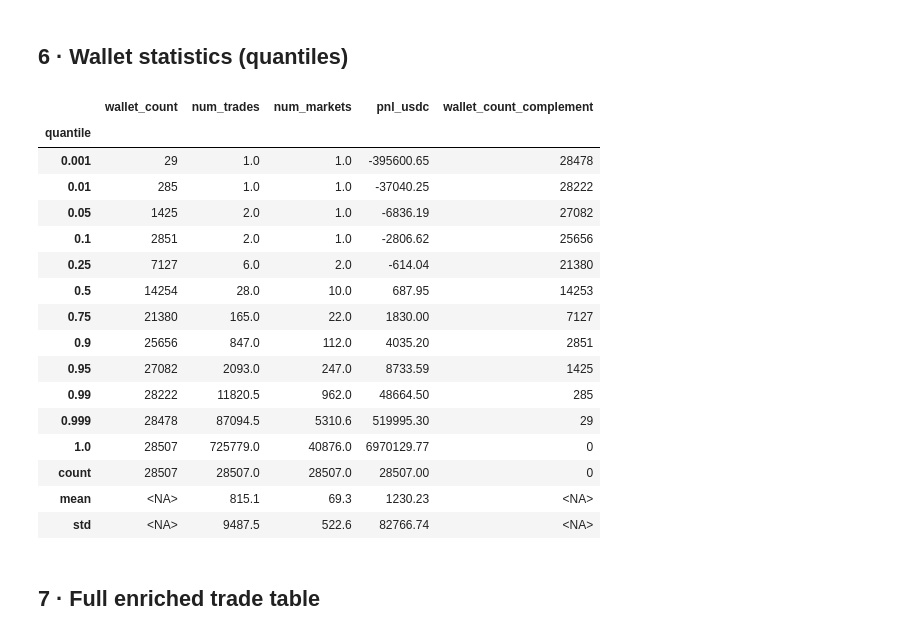
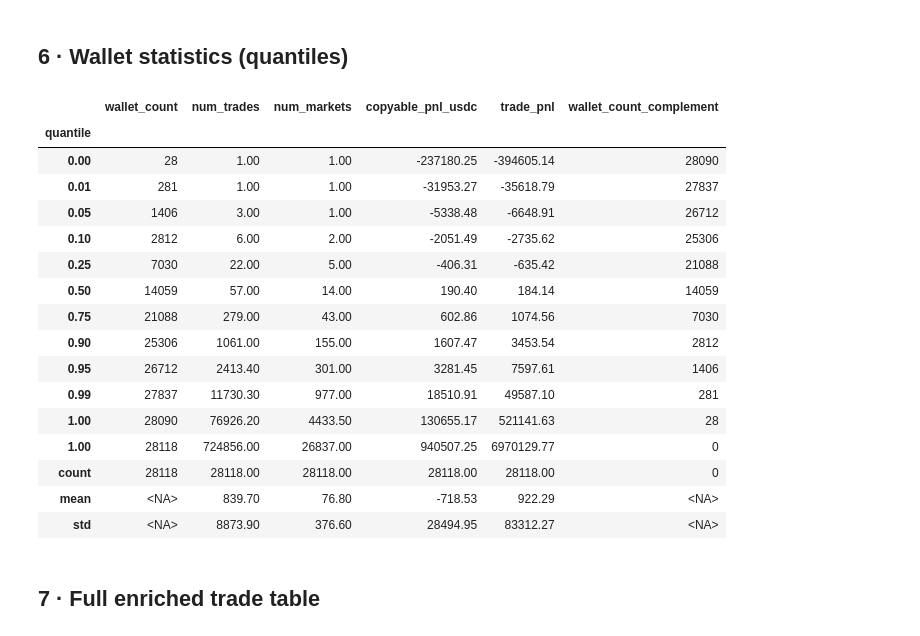
Before and after one commit to vobornij/polymarket, a Jupyter notebook: notebooks/flow/stage0_initial_filtering.ipynb, the cells around one changed output. Cells and saved outputs as stored; diff of their text form; code cells hidden in the pictures.

```diff
--- a/notebooks/flow/stage0_initial_filtering.ipynb
+++ b/notebooks/flow/stage0_initial_filtering.ipynb
@@ -53,8 +57,11 @@ END_DATE   = datetime.date(2026, 3, 20)
 # Top-4%-per-shard wallet selection is performed on training data only.
 END_DATE_TRAIN = datetime.date(2026, 2, 15)
 
+COPY_WINDOW_SECONDS = 5 * 60  # 5 minutes
+
 # ── input paths ───────────────────────────────────────────────────────────────
 TRADES_DIR  = Path("../../data/trades_polygon")
+ENRICHED_TRADES_DIR  = Path("../../data/trades_polygon_enriched")
 MARKETS_DIR = Path("../../data/markets")
 
 # ── output directory (partitioned parquet shards) ────────────────────────────
@@ -205,6 +321,8 @@ token_df.reset_index(inplace=True)
 token_df["token_id"] = token_df["token_id"].astype(str)
 
 END_TRAIN_TS = pd.Timestamp(END_DATE_TRAIN, tz="UTC") + pd.Timedelta(days=1)
+
+enriched_trade_files = sorted(ENRICHED_TRADES_DIR.glob("*.parquet"))
 
 # ── Phase 1: identify top-4% wallets per shard (parallel) ────────────────────
 print("Phase 1 — selecting top-4% wallets per shard...")
@@ -215,8 +333,8 @@ total_candidates    = 0
 
 with ProcessPoolExecutor() as executor:
     futures = {
-        executor.submit(select_top_wallets_shard, f, token_df, END_TRAIN_TS): f
-        for f in trade_files
+        executor.submit(select_top_wallets_shard, f, token_df, END_TRAIN_TS, top_pct=0.04): f
+        for f in enriched_trade_files
     }
     for i, fut in enumerate(as_completed(futures), start=1):
         wallet_pnl, stats = fut.result()
@@ -227,9 +345,9 @@ with ProcessPoolExecutor() as executor:
         for w, pnl in wallet_pnl.items():
             if w not in shard_wallet_pnl or pnl > shard_wallet_pnl[w]:
                 shard_wallet_pnl[w] = pnl
-        if i % 4 == 0 or i == len(trade_files):
+        if i % 4 == 0 or i == len(enriched_trade_files):
             print(
-                f"  {i}/{len(trade_files)} shards | "
+                f"  {i}/{len(enriched_trade_files)} shards | "
                 f"raw: {total_raw_rows:,} | in-range: {total_in_range_rows:,} | "
                 f"wallet union so far: {len(shard_wallet_pnl):,}"
             )
@@ -261,7 +435,7 @@ sample_fills = None
 with ProcessPoolExecutor() as executor:
     futures = {
         executor.submit(enrich_and_group_shard, f, token_df, END_TRAIN_TS, top_wallets): f
-        for f in trade_files
+        for f in enriched_trade_files
     }
     for i, fut in enumerate(as_completed(futures), start=1):
         grouped_shard, shard_train_pnl = fut.result()
@@ -271,8 +445,8 @@ with ProcessPoolExecutor() as executor:
                 sample_fills = grouped_shard.head(5).copy()
         for w, pnl in shard_train_pnl.items():
             wallet_pnl_total[w] = wallet_pnl_total.get(w, 0.0) + pnl
-        if i % 4 == 0 or i == len(trade_files):
-            print(f"  {i}/{len(trade_files)} shards | shards with data: {len(shard_results)}")
+        if i % 4 == 0 or i == len(enriched_trade_files):
+            print(f"  {i}/{len(enriched_trade_files)} shards | shards with data: {len(shard_results)}")
 
 if not shard_results:
     raise ValueError("No in-range trade rows after token filter")
@@ -295,6 +469,10 @@ grouped = (
         final_value_usdc = ("final_value_usdc", "sum"),
         num_fills        = ("num_fills",        "sum"),
         trade_pnl        = ("trade_pnl",        "sum"),
+        copyable_pnl     = ("copyable_pnl",     "sum"),
+        copyable_qty    = ("copyable_qty",   "sum"),
+        avail_copy_total_vol = ("avail_copy_total_vol", "sum"),
+        avail_copy_count  = ("avail_copy_count", "sum"),
     )
     .reset_index()
 )
@@ -339,9 +534,10 @@ wallet_summary = (
         num_markets     = ("condition_id",    "nunique"),
         num_trades      = ("num_fills",        "sum"),
         total_cost_usdc = ("trade_value_usdc", "sum"),
-        pnl_usdc        = ("trade_pnl",        "sum"),
+        copyable_pnl_usdc        = ("copyable_pnl",        "sum"),
+        trade_pnl        = ("trade_pnl",        "sum"),
     )
-    .sort_values("pnl_usdc", ascending=False)
+    .sort_values("copyable_pnl_usdc", ascending=False)
     .reset_index()
 )
 
@@ -351,7 +547,7 @@ shard_pnl_values = list(shard_wallet_pnl.values())
 pnl_cutoff = statistics.median(shard_pnl_values)
 
 final_wallets = set(
-    wallet_summary.loc[wallet_summary["pnl_usdc"] >= pnl_cutoff, "wallet"]
+    wallet_summary.loc[wallet_summary["copyable_pnl_usdc"] >= pnl_cutoff, "wallet"]
 )
 
 print(f"Unique wallets after Phase 2 union:    {len(wallet_summary):,}")
@@ -411,44 +607,44 @@ Unique markets: 137,186
 # %%
 QUANTILES = [0.001, 0.01, 0.05, 0.10, 0.25, 0.50, 0.75, 0.90, 0.95, 0.99, 0.999, 1]
 N = len(wallet_summary)
 
 wallet_stats = (
-    wallet_summary[["num_trades", "num_markets", "pnl_usdc"]]
+    wallet_summary[["num_trades", "num_markets", "copyable_pnl_usdc", "trade_pnl"]]
     .quantile(QUANTILES)
     .rename_axis("quantile")
 )
 
 wallet_stats.insert(0, "wallet_count", [round(q * N) for q in QUANTILES])
-wallet_stats.loc["count"] = wallet_summary[["num_trades", "num_markets", "pnl_usdc"]].count()
-wallet_stats.loc["mean"]  = wallet_summary[["num_trades", "num_markets", "pnl_usdc"]].mean()
-wallet_stats.loc["std"]   = wallet_summary[["num_trades", "num_markets", "pnl_usdc"]].std()
+wallet_stats.loc["count"] = wallet_summary[["num_trades", "num_markets", "copyable_pnl_usdc", "trade_pnl"]].count()
+wallet_stats.loc["mean"]  = wallet_summary[["num_trades", "num_markets", "copyable_pnl_usdc", "trade_pnl"]].mean()
+wallet_stats.loc["std"]   = wallet_summary[["num_trades", "num_markets", "copyable_pnl_usdc", "trade_pnl"]].std()
 wallet_stats.loc["count", "wallet_count"] = N
 wallet_stats.loc["mean",  "wallet_count"] = float("nan")
 wallet_stats.loc["std",   "wallet_count"] = float("nan")
 wallet_stats["wallet_count"] = wallet_stats["wallet_count"].astype("Int64")
 wallet_stats["wallet_count_complement"] = N - wallet_stats["wallet_count"]
 wallet_stats["num_trades"]  = wallet_stats["num_trades"].round(1)
 wallet_stats["num_markets"] = wallet_stats["num_markets"].round(1)
-wallet_stats["pnl_usdc"]    = wallet_stats["pnl_usdc"].round(2)
+wallet_stats["copyable_pnl_usdc"]    = wallet_stats["copyable_pnl_usdc"].round(2)
 wallet_stats
 # %% [output]
-|  | wallet_count | num_trades | num_markets | pnl_usdc | wallet_count_complement |
-| quantile |  |  |  |  |  |
-| 0.001 | 29 | 1.0 | 1.0 | -395600.65 | 28478 |
-| 0.01 | 285 | 1.0 | 1.0 | -37040.25 | 28222 |
-| 0.05 | 1425 | 2.0 | 1.0 | -6836.19 | 27082 |
-| 0.1 | 2851 | 2.0 | 1.0 | -2806.62 | 25656 |
-| 0.25 | 7127 | 6.0 | 2.0 | -614.04 | 21380 |
-| 0.5 | 14254 | 28.0 | 10.0 | 687.95 | 14253 |
-| 0.75 | 21380 | 165.0 | 22.0 | 1830.00 | 7127 |
-| 0.9 | 25656 | 847.0 | 112.0 | 4035.20 | 2851 |
-| 0.95 | 27082 | 2093.0 | 247.0 | 8733.59 | 1425 |
-| 0.99 | 28222 | 11820.5 | 962.0 | 48664.50 | 285 |
-| 0.999 | 28478 | 87094.5 | 5310.6 | 519995.30 | 29 |
-| 1.0 | 28507 | 725779.0 | 40876.0 | 6970129.77 | 0 |
-| count | 28507 | 28507.0 | 28507.0 | 28507.00 | 0 |
-| mean | <NA> | 815.1 | 69.3 | 1230.23 | <NA> |
-| std | <NA> | 9487.5 | 522.6 | 82766.74 | <NA> |
+|  | wallet_count | num_trades | num_markets | copyable_pnl_usdc | trade_pnl | wallet_count_complement |
+| quantile |  |  |  |  |  |  |
+| 0.00 | 28 | 1.00 | 1.00 | -237180.25 | -394605.14 | 28090 |
+| 0.01 | 281 | 1.00 | 1.00 | -31953.27 | -35618.79 | 27837 |
+| 0.05 | 1406 | 3.00 | 1.00 | -5338.48 | -6648.91 | 26712 |
+| 0.10 | 2812 | 6.00 | 2.00 | -2051.49 | -2735.62 | 25306 |
+| 0.25 | 7030 | 22.00 | 5.00 | -406.31 | -635.42 | 21088 |
+| 0.50 | 14059 | 57.00 | 14.00 | 190.40 | 184.14 | 14059 |
+| 0.75 | 21088 | 279.00 | 43.00 | 602.86 | 1074.56 | 7030 |
+| 0.90 | 25306 | 1061.00 | 155.00 | 1607.47 | 3453.54 | 2812 |
+| 0.95 | 26712 | 2413.40 | 301.00 | 3281.45 | 7597.61 | 1406 |
+| 0.99 | 27837 | 11730.30 | 977.00 | 18510.91 | 49587.10 | 281 |
+| 1.00 | 28090 | 76926.20 | 4433.50 | 130655.17 | 521141.63 | 28 |
+| 1.00 | 28118 | 724856.00 | 26837.00 | 940507.25 | 6970129.77 | 0 |
+| count | 28118 | 28118.00 | 28118.00 | 28118.00 | 28118.00 | 0 |
+| mean | <NA> | 839.70 | 76.80 | -718.53 | 922.29 | <NA> |
+| std | <NA> | 8873.90 | 376.60 | 28494.95 | 83312.27 | <NA> |
 # %% [markdown]
 ## 7 · Full enriched trade table
 # %%
```
Also changed, not shown: parts of 16 cells of this notebook, 13 other files.
